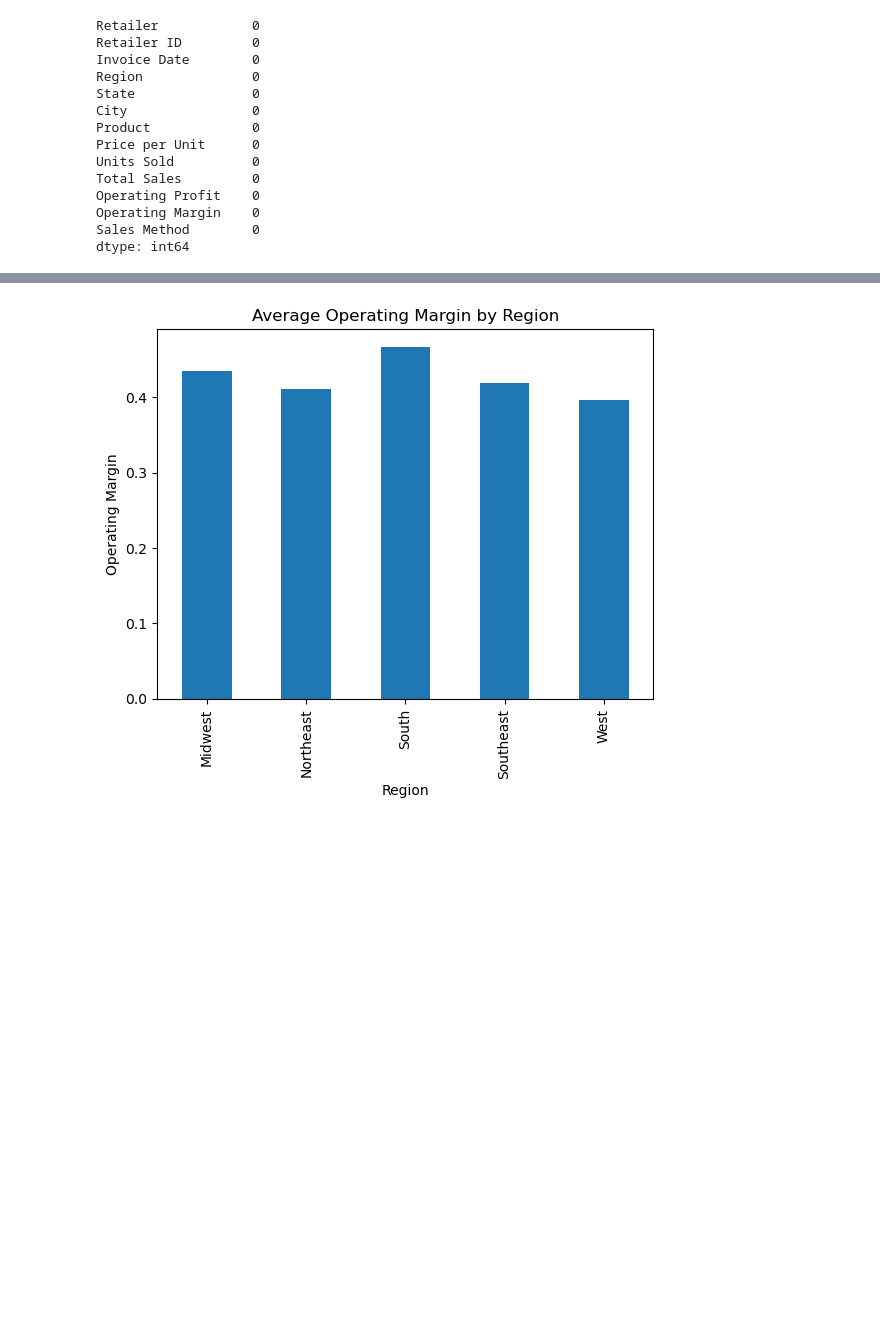
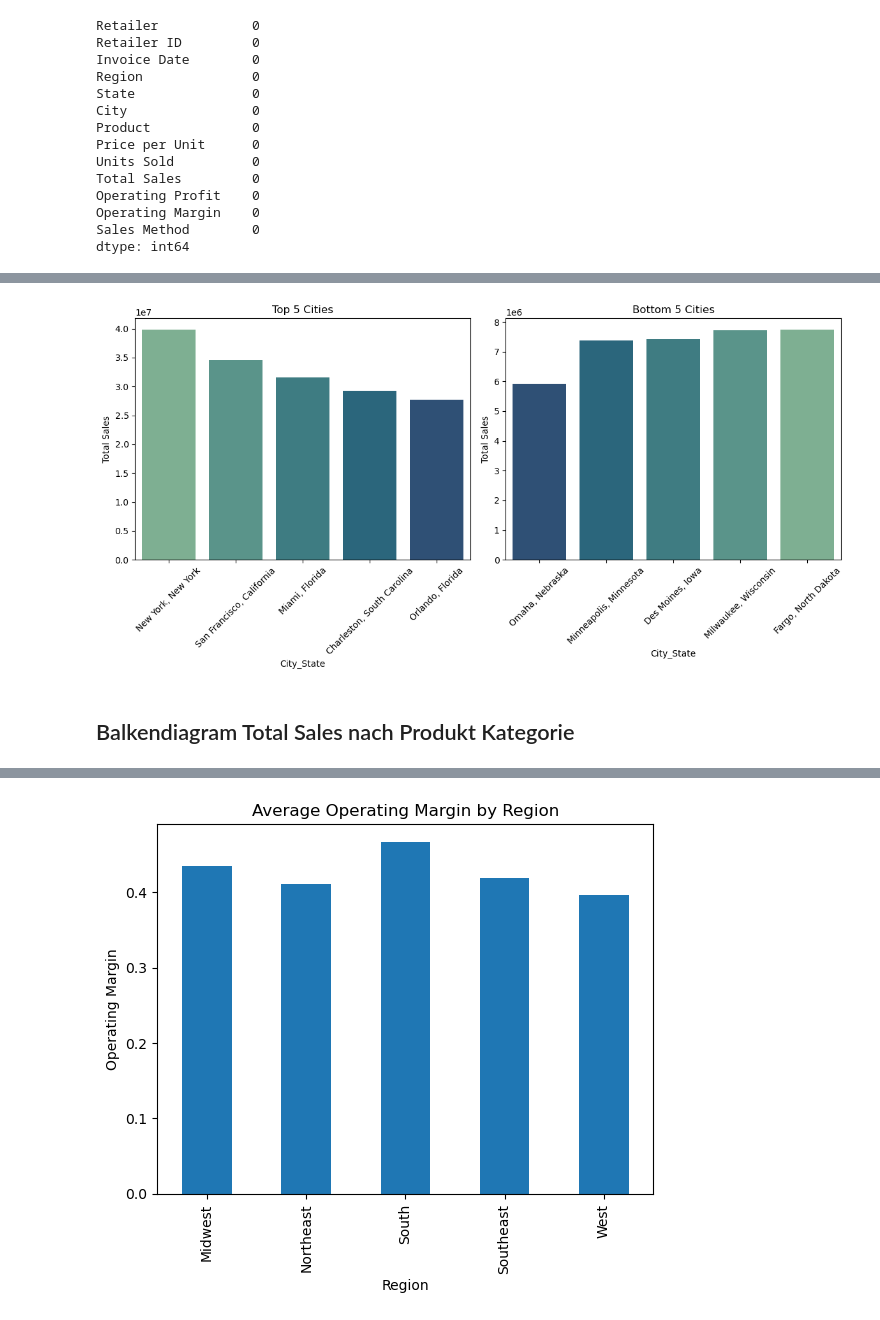
Before and after one commit to Maurice73-Tech/Adidas-Data-Analysis, a Jupyter notebook: Python Analysis.ipynb, the cells around one changed output, grey strips where cells are left out. Saved outputs shown, nothing was run; the diff lists cells and outputs as text; code cells hidden in the pictures; blank space fills up the shorter version.

```diff
--- a/Python Analysis.ipynb
+++ b/Python Analysis.ipynb
@@ -446,0 +483,22 @@ plt.show()
+# %%
+# Generating the top and bottom cities based on 'Total Sales'
+top_cities = data_sales_adidas.groupby('City_State')['Total Sales'].sum().nlargest(5).reset_index()
+bottom_cities = data_sales_adidas.groupby('City_State')['Total Sales'].sum().nsmallest(5).reset_index()
+
+# Plotting the figures with adjusted subplot size for readability
+fig, axes = plt.subplots(nrows=1, ncols=2, figsize=(12, 6))
+
+sns.barplot(x='City_State', y='Total Sales', data=top_cities,palette='crest', ax=axes[0])
+axes[0].set_title('Top 5 Cities')
+axes[0].tick_params(axis='x', rotation=45)
+
+sns.barplot(x='City_State', y='Total Sales', data=bottom_cities, palette='crest_r' , ax=axes[1])
+axes[1].set_title('Bottom 5 Cities')
+axes[1].tick_params(axis='x', rotation=45)
+
+plt.tight_layout() # Adjusting the layout for readability
+plt.show()
+# %% [output]
+[figure, added]
+# %% [markdown]
+## Balkendiagram Total Sales nach Produkt Kategorie
```
Also changed, not shown: parts of 87 cells of this notebook.
